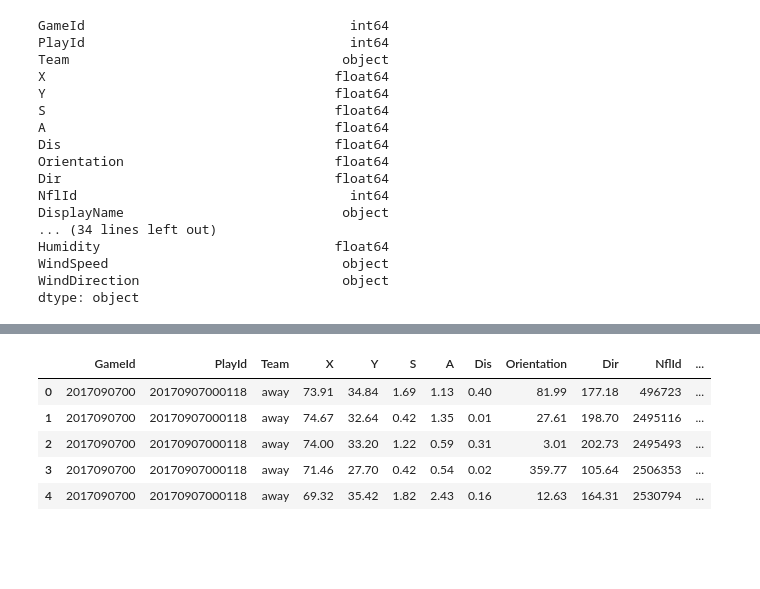
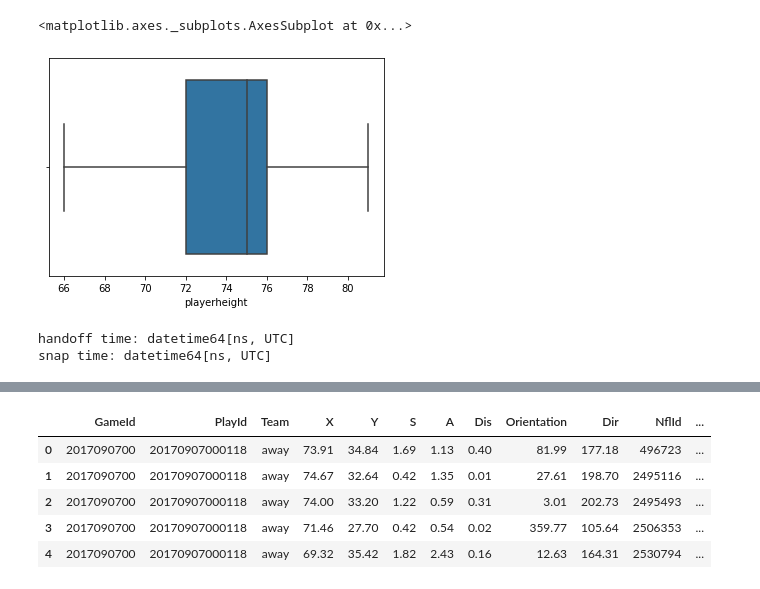
Before and after one commit to MaloneyJason/Rush-Yards, a Jupyter notebook: Yard Prediction Exploration.ipynb, the cells around one changed output, grey strips where cells are left out. Drawn from its saved outputs; the diff is of its cells as text; code cells hidden in the pictures; blank space fills up the shorter version.

```diff
--- a/Yard Prediction Exploration.ipynb
+++ b/Yard Prediction Exploration.ipynb
@@ -139,0 +10,5 @@ Timedelta('0 days 00:00:21')
+# %%
+# This dataset can be downloaded from https://www.kaggle.com/c/nfl-big-data-bowl-2020/data after an agreement is digitally signed through kaggle.
+data = pd.read_csv('train.csv')
+#lower all columns
+data.columns = map(str.lower, data.columns)
@@ -140,24 +65,30 @@ Timedelta('0 days 00:00:21')
+# %%
+# create function to convert playerHeight to inches
+def heightToInches(x):
+    try:
+        x,x1 = x.split('-')
+        x = int(x)
+        x1 = int(x1)
+        x = (12*x) + x1
+        return(x)
+    except:
+        return int(x*12)
+# %%
+# run function over column
+data["playerheight"] = data["playerheight"].map(heightToInches)
+# %%
+# visualize height distribution
+sns.boxplot(data["playerheight"])
+# %% [output]
+<matplotlib.axes._subplots.AxesSubplot at 0x...>
+[figure, added]
 # %%
 # convert TimeHandoff to dates and times
-data['TimeHandoff'] = pd.to_datetime(data['TimeHandoff'])
-data['TimeSnap'] = pd.to_datetime(data['TimeSnap'])
+data['timehandoff'] = pd.to_datetime(data['timehandoff'])
+data['timesnap'] = pd.to_datetime(data['timesnap'])
+# confirm dtype
+print('handoff time:',data["timehandoff"].dtype)
+print('snap time:',data["timesnap"].dtype)
+# %% [output]
+handoff time: datetime64[ns, UTC]
+snap time: datetime64[ns, UTC]
-# %%
-data.dtypes
-# %% [output]
-GameId                                  int64
-PlayId                                  int64
-Team                                   object
-X                                     float64
-Y                                     float64
-S                                     float64
-A                                     float64
-Dis                                   float64
-Orientation                           float64
-Dir                                   float64
-NflId                                   int64
-DisplayName                            object
-... (34 lines left out)
-Humidity                              float64
-WindSpeed                              object
-WindDirection                          object
-dtype: object
```
Also changed, not shown: parts of 25 cells of this notebook, 1 other file.
